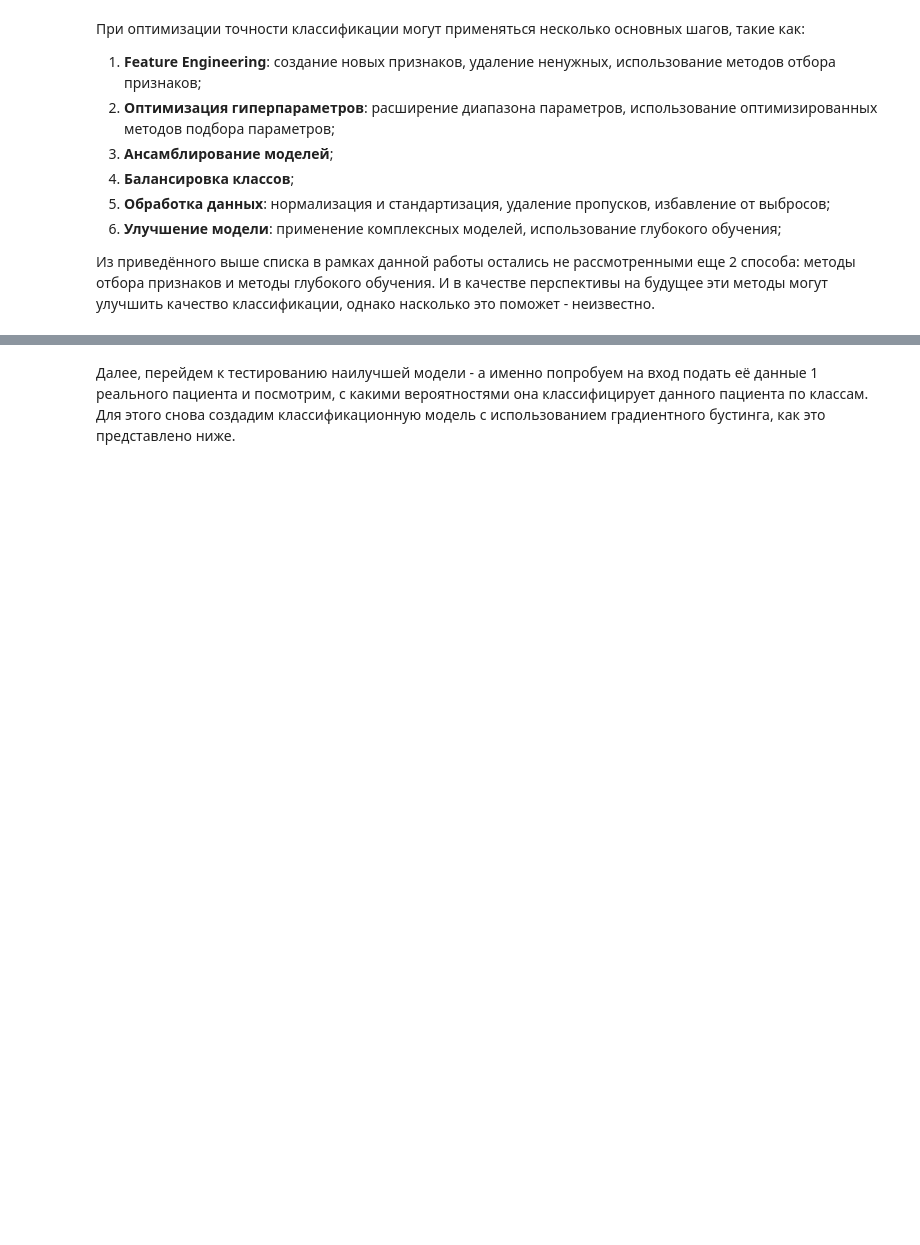
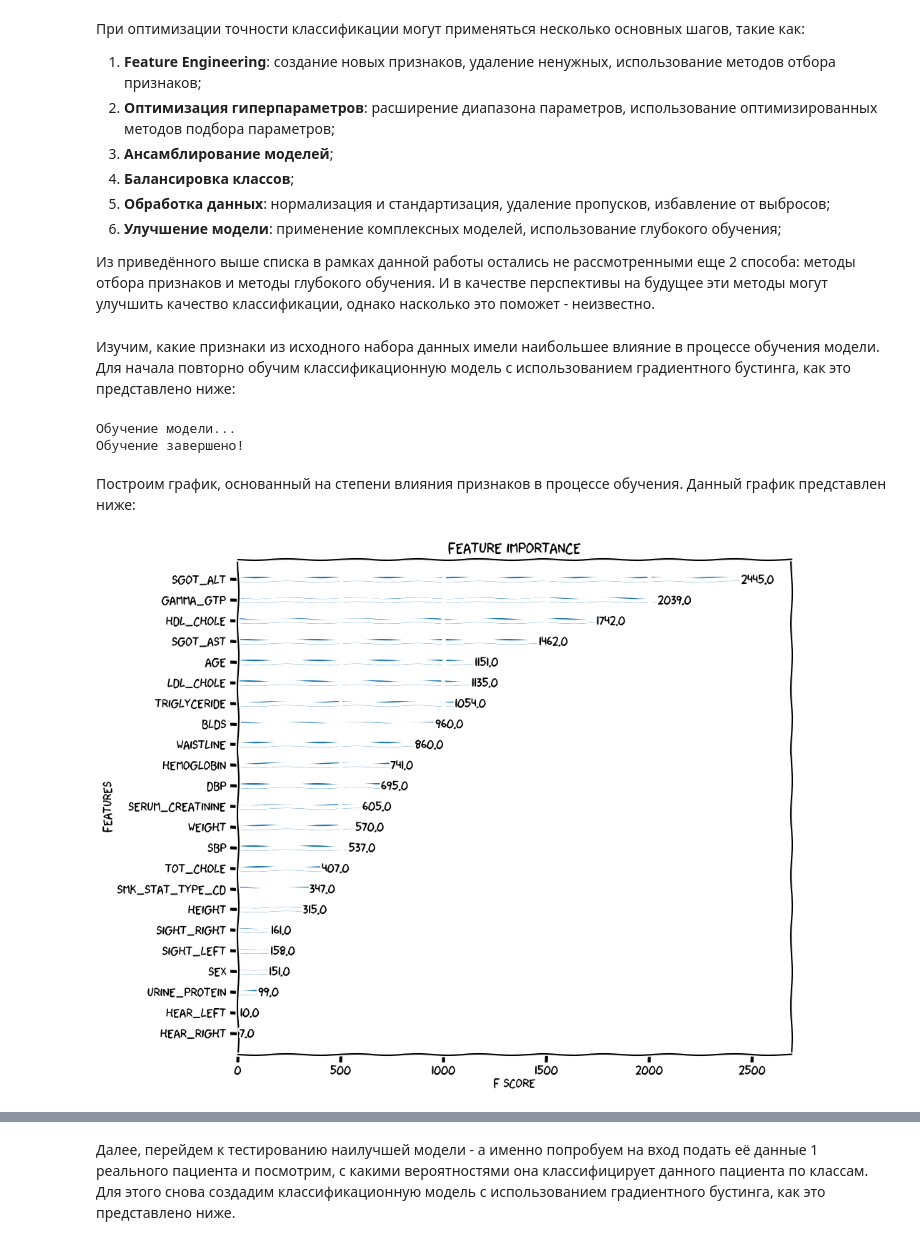
Before and after one commit to Supercili0usMe/bachelors_diploma_work, a Jupyter notebook: Smoking and drinking classification/check.ipynb, the cells around one changed output, grey strips where cells are left out. Cells and saved outputs as stored; diff of their text form; code cells hidden in the pictures; blank space fills up the shorter version.

Commit message:
Add feature importance

```diff
--- a/Smoking and drinking classification/check.ipynb
+++ b/Smoking and drinking classification/check.ipynb
@@ -225,3 +225,28 @@ for name, alg in algs.items():
 6) **Улучшение модели**: применение комплексных моделей, использование глубокого обучения;
 
 Из приведённого выше списка в рамках данной работы остались не рассмотренными еще 2 способа: методы отбора признаков и методы глубокого обучения. И в качестве перспективы на будущее эти методы могут улучшить качество классификации, однако насколько это поможет - неизвестно.
+# %% [markdown]
+Изучим, какие признаки из исходного набора данных имели наибольшее влияние в процессе обучения модели. Для начала повторно обучим классификационную модель с использованием градиентного бустинга, как это представлено ниже:
+# %%
+clf = create_model(algs["gradient boost"], 'gradiend boost', x_train, y_train)
+# %% [output]
+Обучение модели...
+Обучение завершено!
+# %% [markdown]
+Построим график, основанный на степени влияния признаков в процессе обучения. Данный график представлен ниже:
+# %%
+from xgboost import plot_importance
+import matplotlib.font_manager as fm
+fm.fontManager.addfont(r"E:\Code\Шрифты\xkcd.ttf")
+fm.fontManager.addfont(r"E:\Code\Шрифты\xkcd-script.ttf")
+fm.fontManager.addfont(r"E:\Code\Шрифты\Comic_Neue\ComicNeue-Regular.ttf")
+fm.fontManager.addfont(r"E:\Code\Шрифты\Humor Sans.ttf")
+plt.rcParams['font.family'] = 'xkcd Script'
+
+xgb_clf = clf.named_steps['gradiend boost']
+with plt.xkcd():
+    fig, ax = plt.subplots(figsize=(10, 9))
+    plot_importance(xgb_clf, ax=ax)
+plt.show()
+# %% [output]
+[figure, added]
```
Also changed, not shown: parts of 2 cells of this notebook, 1 other file.
